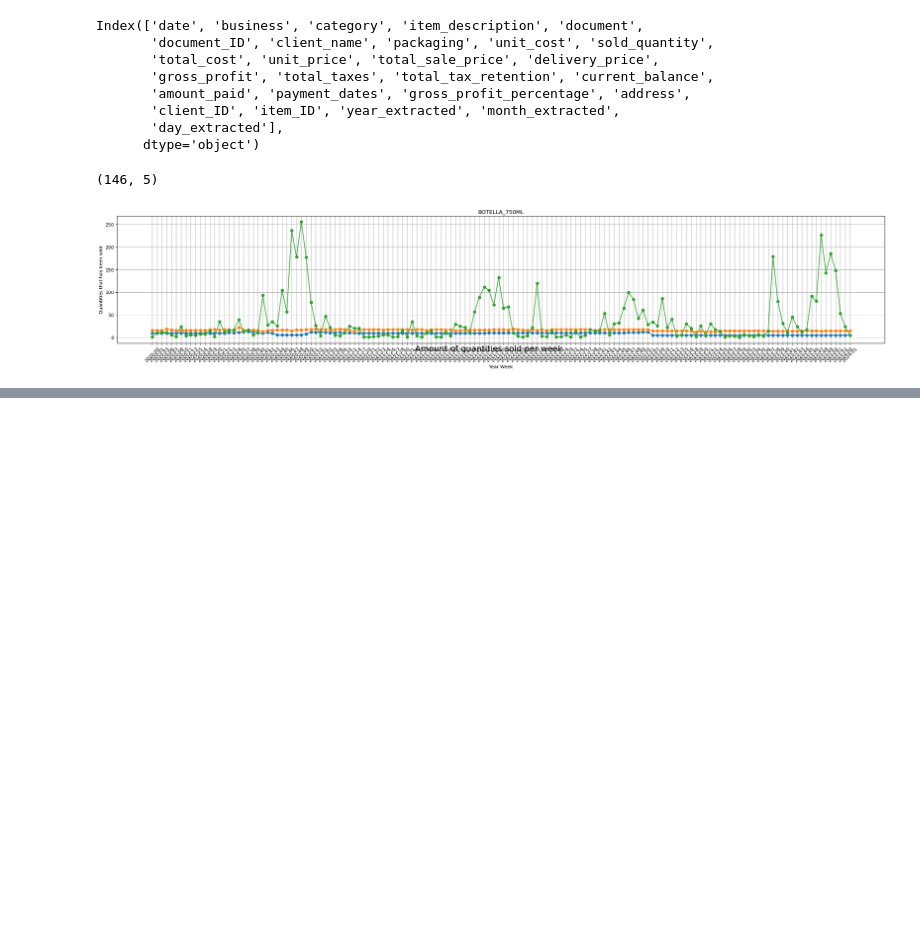
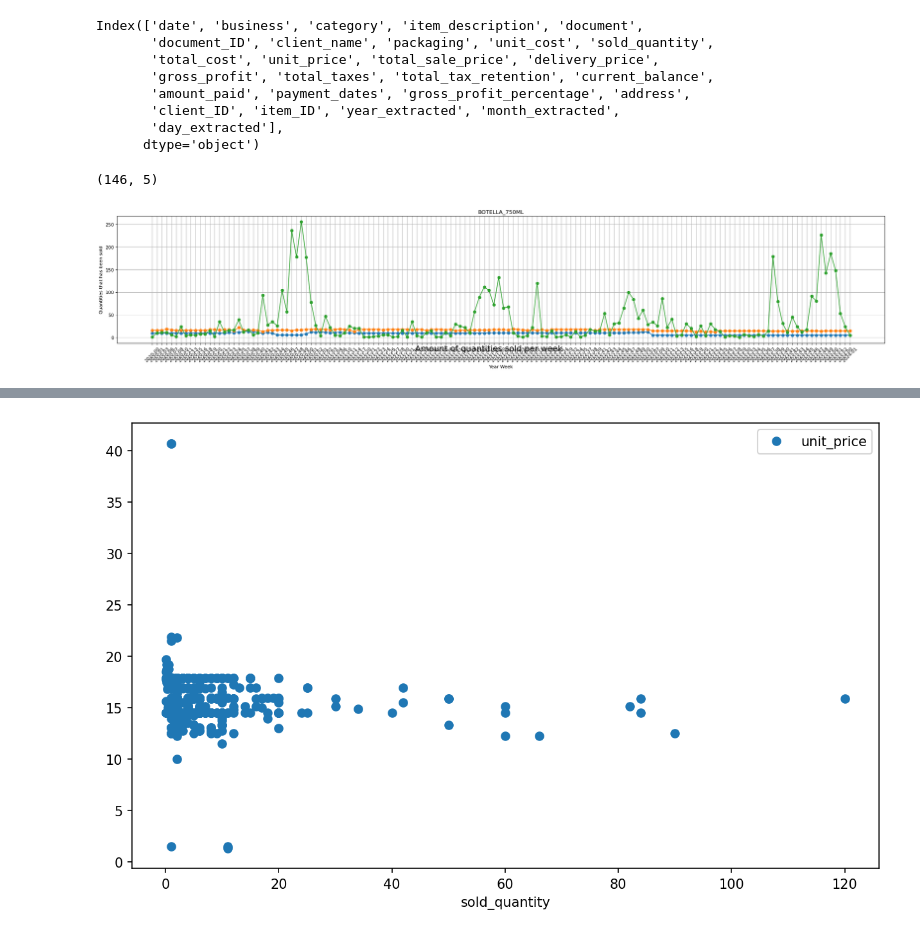
Before and after one commit to marinandres/InventoryOptimizationRNN, a Jupyter notebook: stats.ipynb, the cells around one changed output, grey strips where cells are left out. Saved outputs shown, nothing was run; the diff lists cells and outputs as text; code cells hidden in the pictures; blank space fills up the shorter version.

```diff
--- a/stats.ipynb
+++ b/stats.ipynb
@@ -102,0 +106,10 @@ distribution_plot(stats)
+# %%
+def scatter_plot(df):
+
+    df = df[df['item_description'] == 'Botella_750ml']
+
+    df.plot(x='sold_quantity', y='unit_price', style='o')
+
+scatter_plot(stats)
+# %% [output]
+[figure, added]
```
Also changed, not shown: parts of 8 cells of this notebook.
